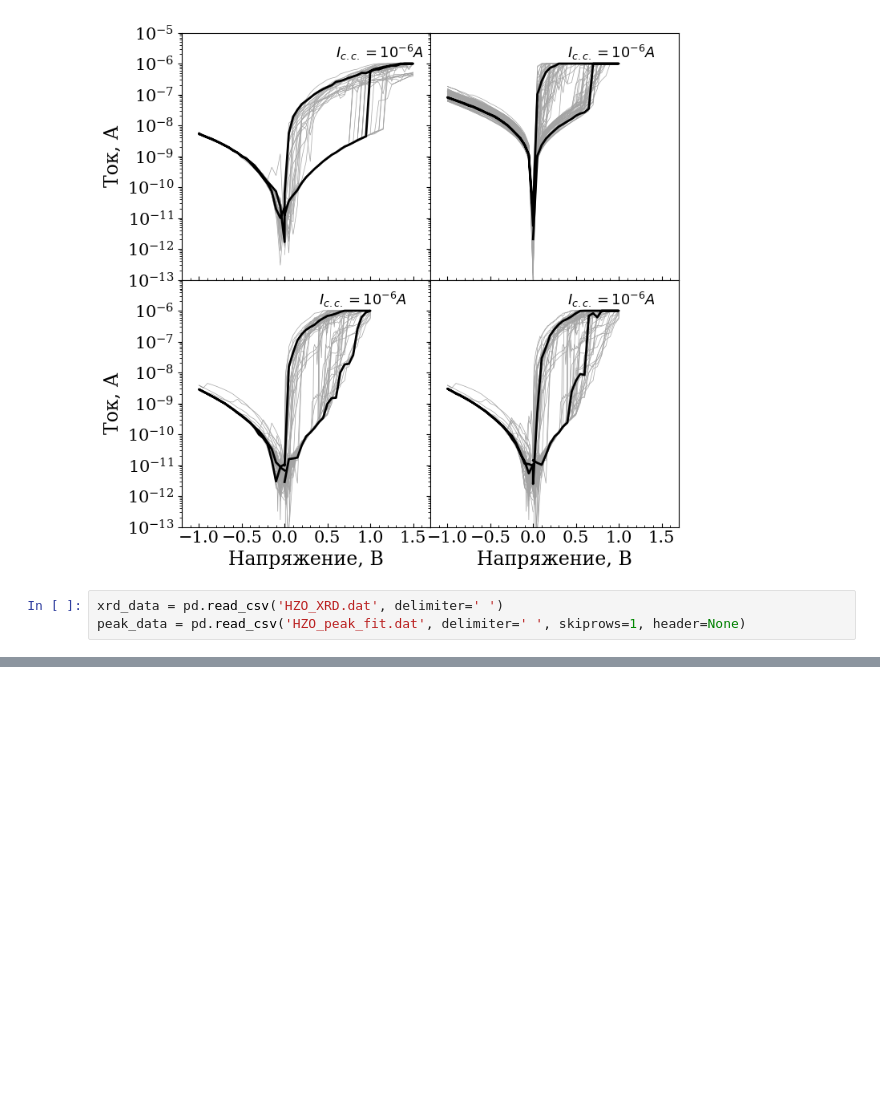
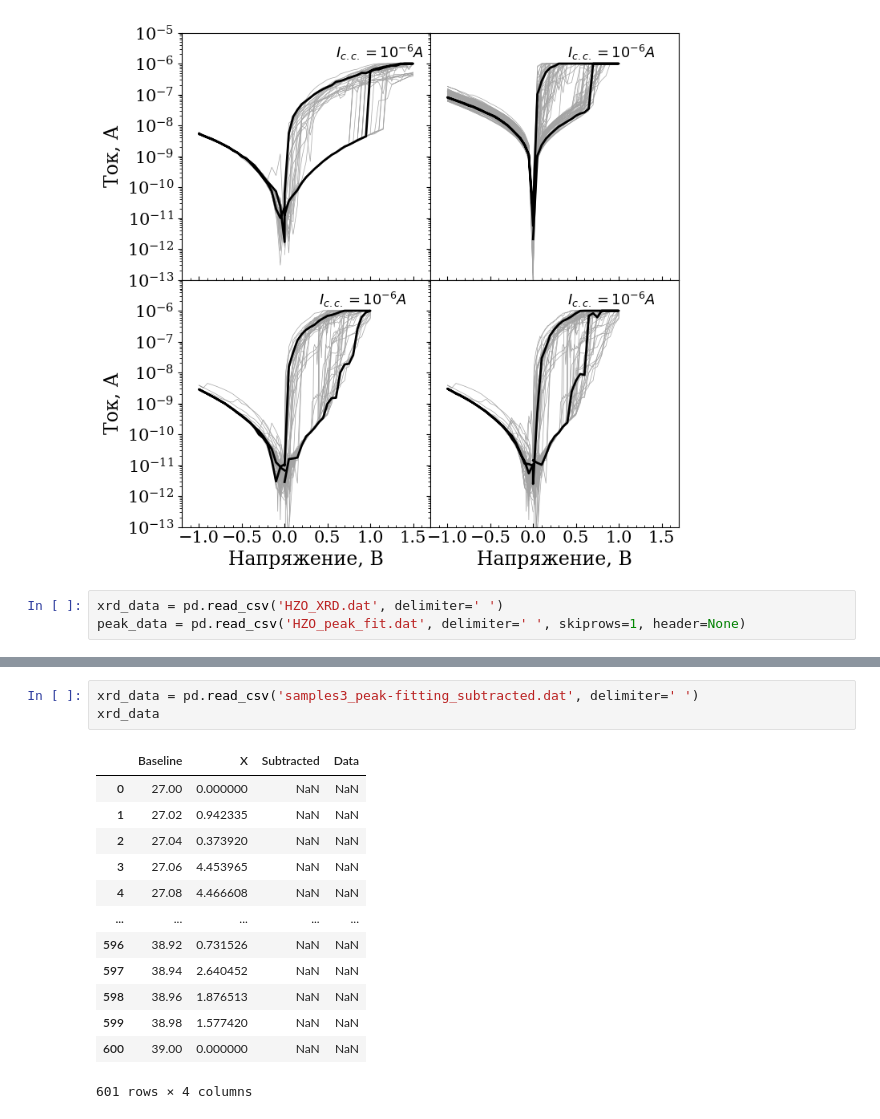
Before and after one commit to OneMoreGate/TiN-HZO_experimental, a Jupyter notebook: sample_4.1_postann_550_PLD/analysis.ipynb, the cells around one changed output, grey strips where cells are left out. Cells and saved outputs as stored; diff of their text form; blank space fills up the shorter version.

```diff
--- a/sample_4.1_postann_550_PLD/analysis.ipynb
+++ b/sample_4.1_postann_550_PLD/analysis.ipynb
@@ -139,0 +195,17 @@ plt.savefig('annealing.png', dpi = 300, bbox_inches = 'tight')
+# %%
+xrd_data = pd.read_csv('samples3_peak-fitting_subtracted.dat', delimiter=' ')
+xrd_data
+# %% [output]
+|  | Baseline | X | Subtracted | Data |
+| 0 | 27.00 | 0.000000 | NaN | NaN |
+| 1 | 27.02 | 0.942335 | NaN | NaN |
+| 2 | 27.04 | 0.373920 | NaN | NaN |
+| 3 | 27.06 | 4.453965 | NaN | NaN |
+| 4 | 27.08 | 4.466608 | NaN | NaN |
+| ... | ... | ... | ... | ... |
+| 596 | 38.92 | 0.731526 | NaN | NaN |
+| 597 | 38.94 | 2.640452 | NaN | NaN |
+| 598 | 38.96 | 1.876513 | NaN | NaN |
+| 599 | 38.98 | 1.577420 | NaN | NaN |
+| 600 | 39.00 | 0.000000 | NaN | NaN |
+601 rows × 4 columns
```
Also changed, not shown: parts of 3 cells of this notebook, 15 other files.
